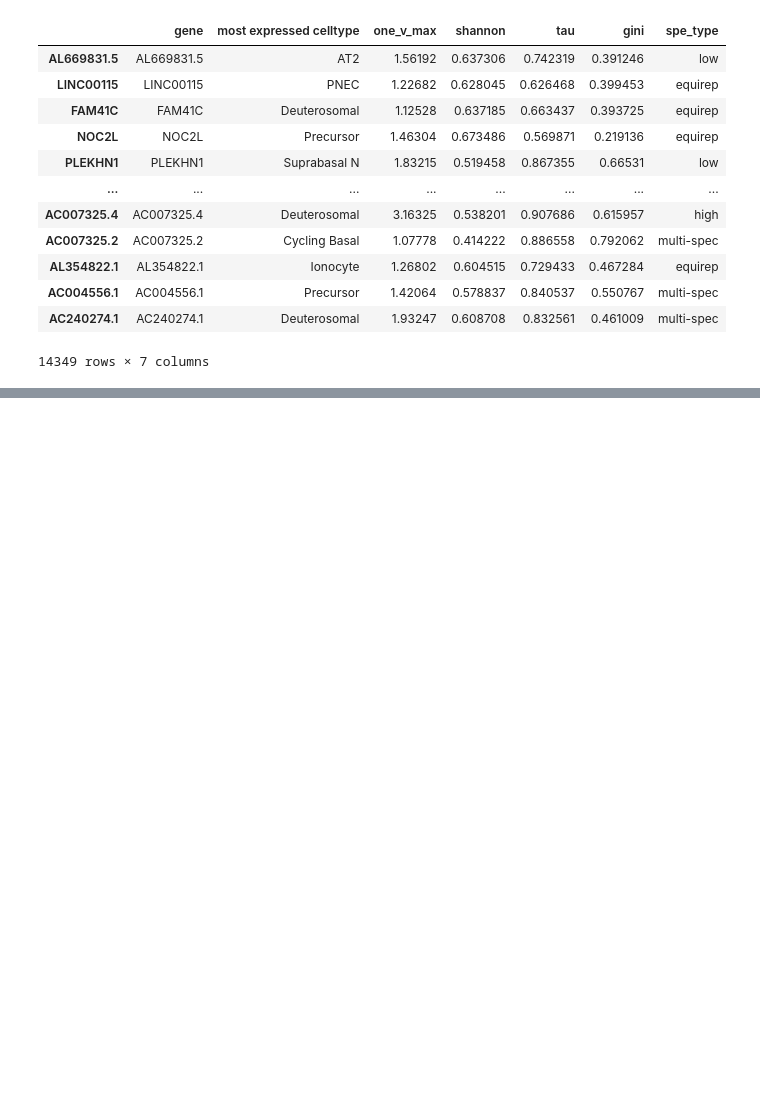
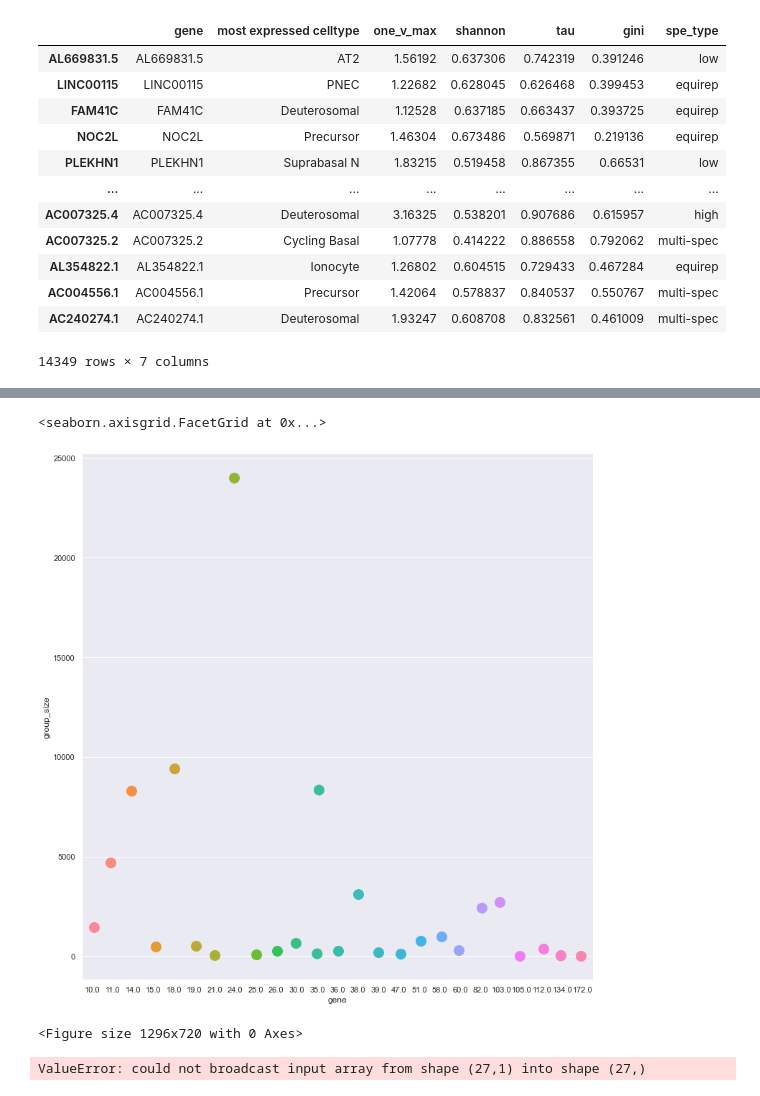
Before and after one commit to AntoineCollin/Spec_notebooks, a Jupyter notebook: Spec_Validation/DE_Compare.ipynb, the cells around one changed output, grey strips where cells are left out. Cells and saved outputs as stored; diff of their text form; code cells hidden in the pictures; blank space fills up the shorter version.

```diff
--- a/Spec_Validation/DE_Compare.ipynb
+++ b/Spec_Validation/DE_Compare.ipynb
@@ -147,0 +184,12 @@ spe_matrix
+# %%
+group_size = pd.DataFrame(barbry.obs.groupby('CellType').size(),columns = ['group_size'])
+# %%
+to_plot=group_size.join(n_genes_spec).sort_values('group_size')
+sns.catplot(x='gene',y='group_size',data=to_plot,s=15,height=11,aspect=1)
+# %% [output]
+<seaborn.axisgrid.FacetGrid at 0x...>
+[figure, added]
+# %%
+f
+# %% [output]
+<Figure size 1296x720 with 0 Axes>
@@ -147,0 +198,4 @@ spe_matrix
+# %%
+sns.catplot(n_genes_spec,group_size)
+# %% [output]
+ValueError: could not broadcast input array from shape (27,1) into shape (27,)
```
Also changed, not shown: parts of 26 cells of this notebook, 6 other files.
